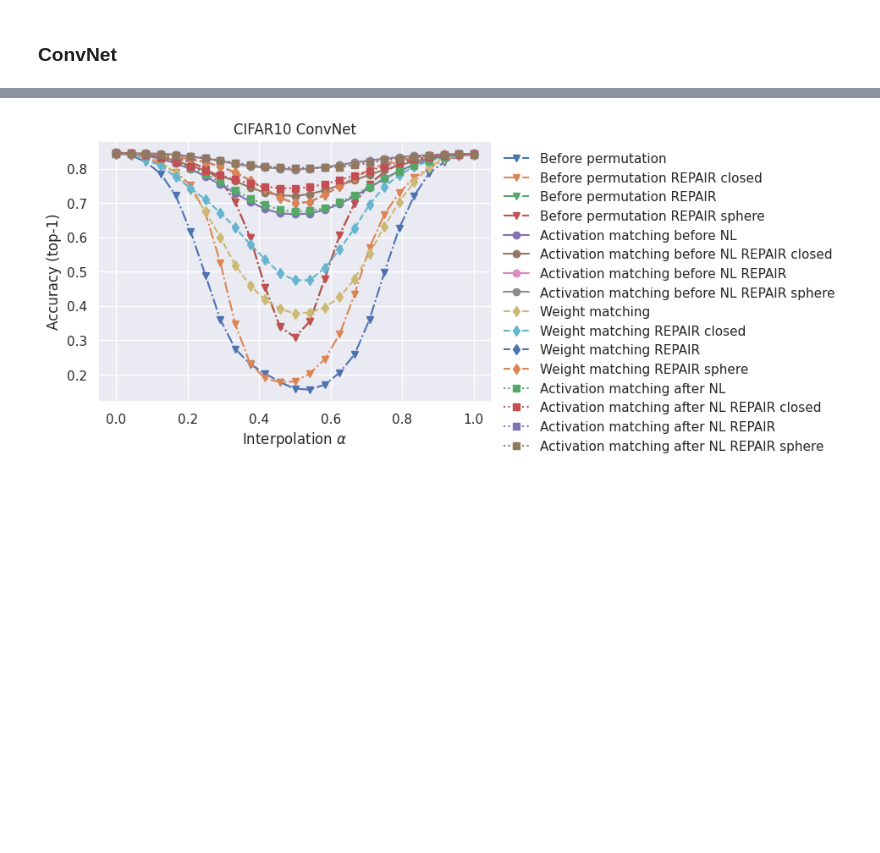
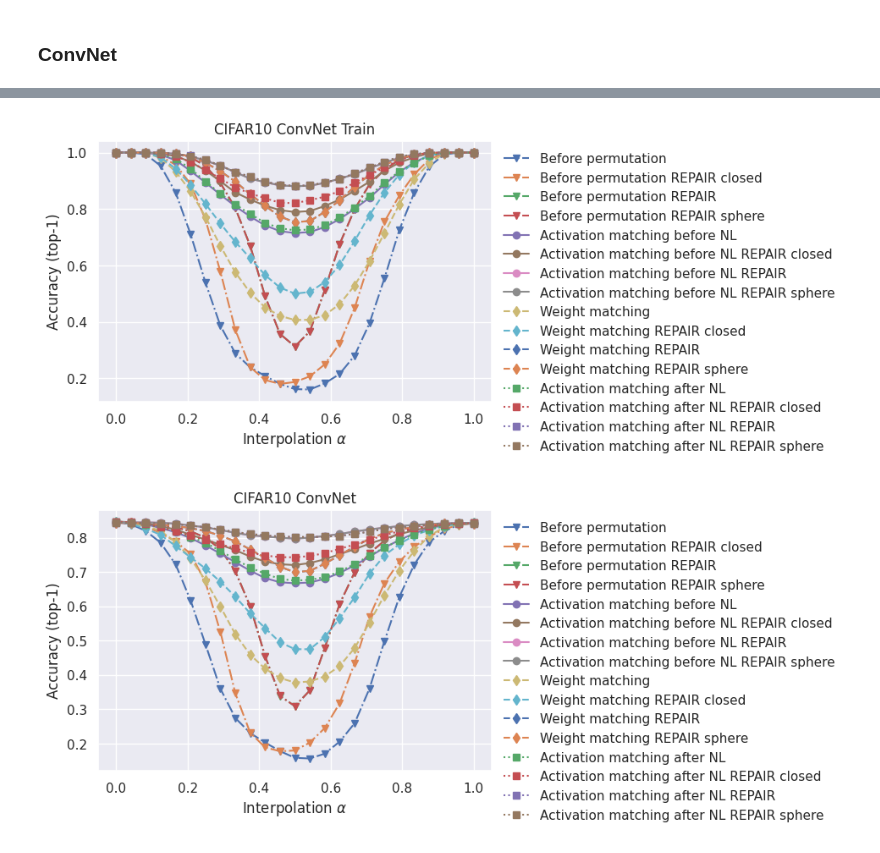
Before and after one commit to xiyori/lmc, a Jupyter notebook: notebooks/mlp_matching.ipynb, the cells around one changed output, grey strips where cells are left out. Cells and saved outputs as stored; diff of their text form; code cells hidden in the pictures; blank space fills up the shorter version.

Commit message:
Train loss

```diff
--- a/notebooks/mlp_matching.ipynb
+++ b/notebooks/mlp_matching.ipynb
@@ -806,3 +808,27 @@ gc.collect()
+# %%
+plt.plot(alphas, accs, label="Before permutation", marker="v", linestyle="-.")
+plt.plot(alphas, accs_rep, label="Before permutation REPAIR closed", marker="v", linestyle="-.")
+plt.plot(alphas, accs_tr, label="Before permutation REPAIR", marker="v", linestyle="-.")
+plt.plot(alphas, accs_sph, label="Before permutation REPAIR sphere", marker="v", linestyle="-.")
+plt.plot(alphas, pre_act_accs, label="Activation matching before NL", marker="o")
+plt.plot(alphas, pre_act_rep_accs, label="Activation matching before NL REPAIR closed", marker="o")
+plt.plot(alphas, pre_act_tr_accs, label="Activation matching before NL REPAIR", marker="o")
+plt.plot(alphas, pre_act_sph_accs, label="Activation matching before NL REPAIR sphere", marker="o")
+plt.plot(alphas, weight_accs, label="Weight matching", marker="d", linestyle="--")
+plt.plot(alphas, weight_rep_accs, label="Weight matching REPAIR closed", marker="d", linestyle="--")
+plt.plot(alphas, weight_tr_accs, label="Weight matching REPAIR", marker="d", linestyle="--")
+plt.plot(alphas, weight_sph_accs, label="Weight matching REPAIR sphere", marker="d", linestyle="--")
+plt.plot(alphas, post_act_accs, label="Activation matching after NL", marker="s", linestyle=":")
+plt.plot(alphas, post_act_rep_accs, label="Activation matching after NL REPAIR closed", marker="s", linestyle=":")
+plt.plot(alphas, post_act_tr_accs, label="Activation matching after NL REPAIR", marker="s", linestyle=":")
+plt.plot(alphas, post_act_sph_accs, label="Activation matching after NL REPAIR sphere", marker="s", linestyle=":")
+plt.xlabel("Interpolation $\\alpha$")
+plt.ylabel("Accuracy (top-1)")
+plt.legend(bbox_to_anchor=(1, 1), frameon=False)
+plt.title("CIFAR10 ConvNet Train")
+plt.show()
+# %% [output]
+[figure, added]
 # %%
 plt.plot(alphas, accs, label="Before permutation", marker="v", linestyle="-.")
 plt.plot(alphas, accs_rep, label="Before permutation REPAIR closed", marker="v", linestyle="-.")
```
Also changed, not shown: parts of 6 cells of this notebook.
